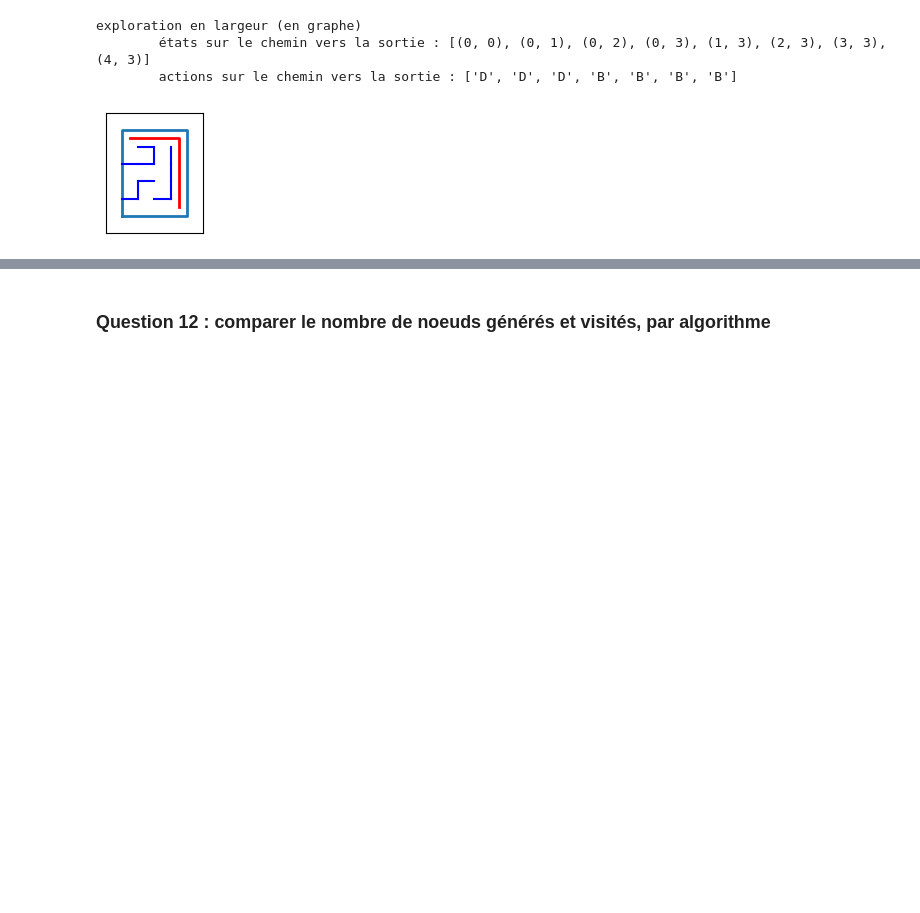
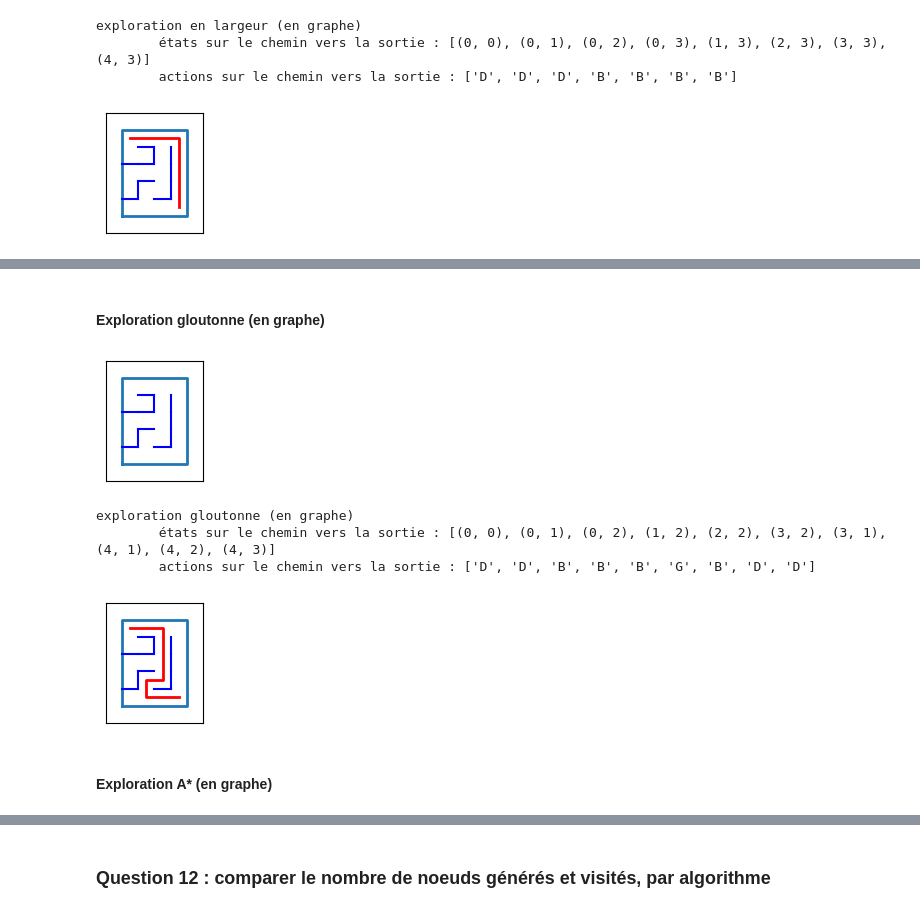
Before and after one commit to Armotik/TP_SSPRP, a Jupyter notebook: resolution-labyrinthes_etudiant.ipynb, the cells around one changed output, grey strips where cells are left out. Saved outputs shown, nothing was run; the diff lists cells and outputs as text; code cells hidden in the pictures; blank space fills up the shorter version.

```diff
--- a/resolution-labyrinthes_etudiant.ipynb
+++ b/resolution-labyrinthes_etudiant.ipynb
@@ -229,7 +260,3 @@ def depth_first_graph_search(problem):
 ## Exploration gloutonne du graphe des états
 
 ### Question 10 : implémenter l'exploration gloutonne du graphe des états (voir slides 27 et 34 du cours)
-# %%
-def greedy_graph_search(problem, h=None):
-    """Search nodes with minimum h(n)."""
-    raise NotImplementedError
@@ -570,0 +696,21 @@ exploration en largeur (en graphe)
+# %% [markdown]
+#### Exploration gloutonne (en graphe)
+# %%
+labProb2 = LabyrinthProblem(labyrinth=lab2)
+labProb2.labyrinth.show()
+print("\nexploration gloutonne (en graphe)")
+res2gg, nodes_gen_gg, nodes_vis_gg = greedy_graph_search(labProb2, h=labProb2.h)
+etats2gg = path_states(res2gg)
+print("\tétats sur le chemin vers la sortie : " + str(etats2gg))
+print("\tactions sur le chemin vers la sortie : " + str(path_actions(res2gg)))
+pile_solution = Stack()
+pile_solution.lst = etats2gg.copy()
+labProb2.labyrinth.show(pile_solution)
+# %% [output]
+[figure, added]
+exploration gloutonne (en graphe)
+        états sur le chemin vers la sortie : [(0, 0), (0, 1), (0, 2), (1, 2), (2, 2), (3, 2), (3, 1), (4, 1), (4, 2), (4, 3)]
+        actions sur le chemin vers la sortie : ['D', 'D', 'B', 'B', 'B', 'G', 'B', 'D', 'D']
+[figure, added]
+# %% [markdown]
+#### Exploration A* (en graphe)
```
Also changed, not shown: parts of 31 cells of this notebook.
